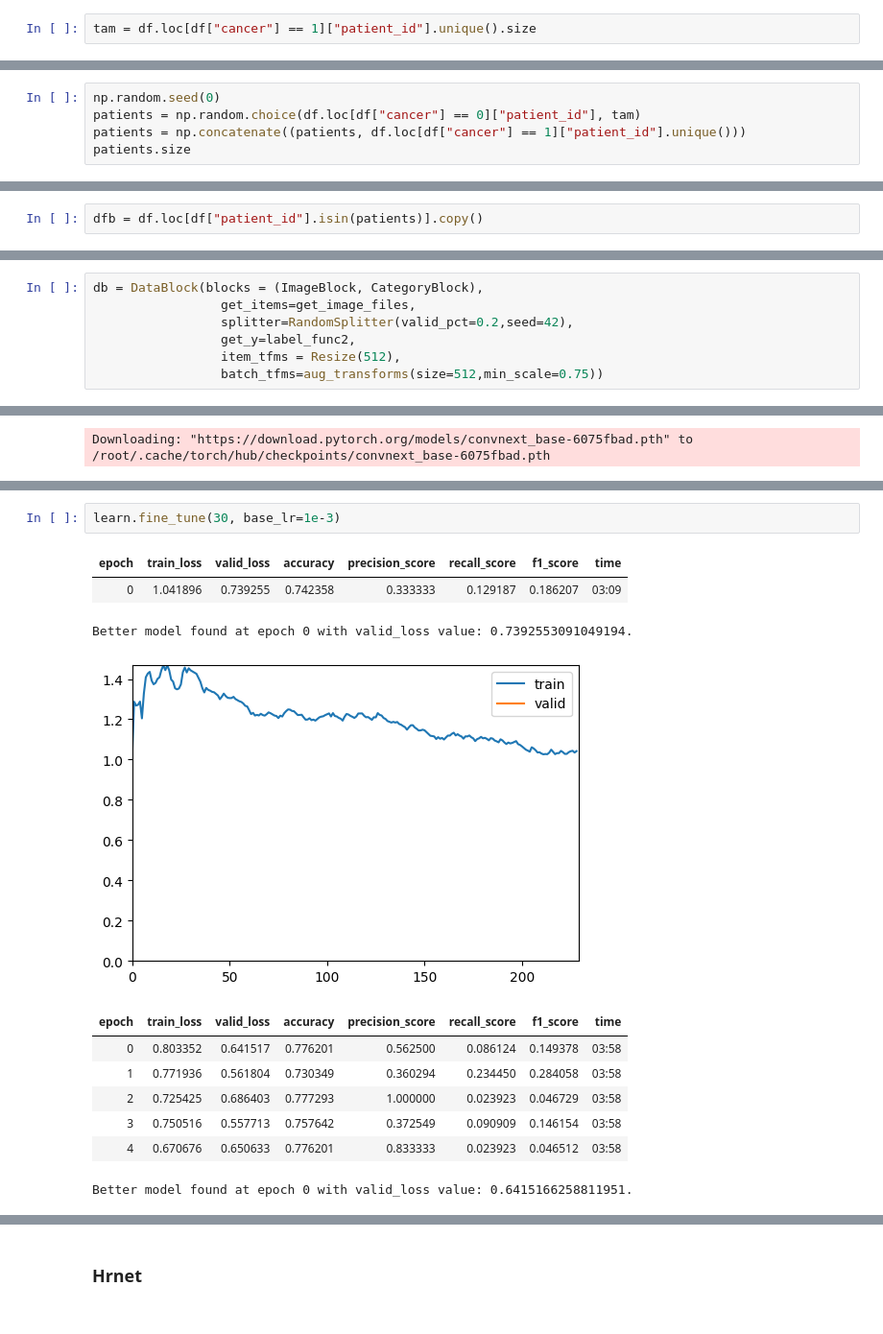
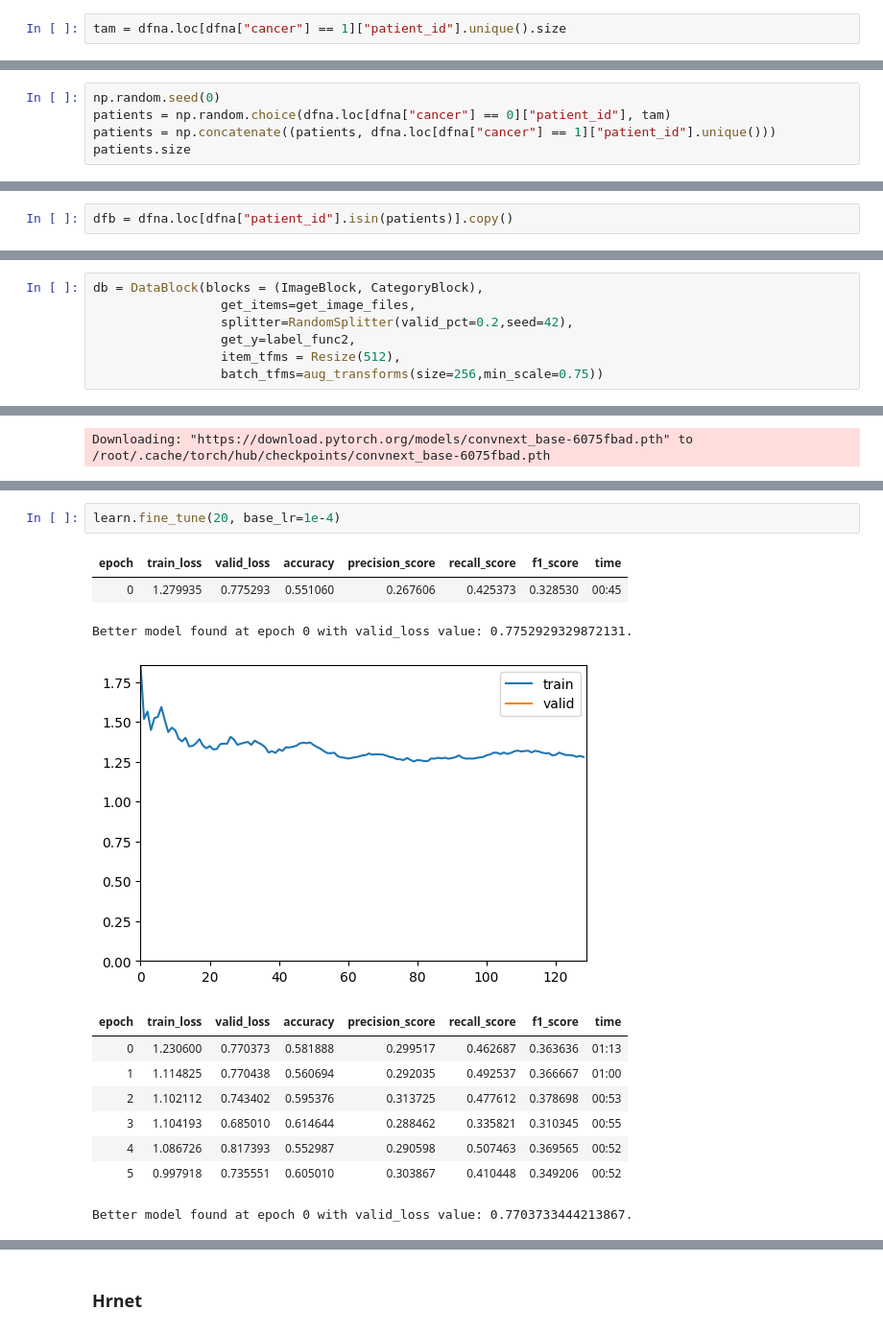
Before and after one commit to inigo99/CancerDetection, a Jupyter notebook: TFM.ipynb, the cells around one changed output, grey strips where cells are left out. Shown at 96% size. Cells and saved outputs as stored; diff of their text form.

```diff
--- a/TFM.ipynb
+++ b/TFM.ipynb
@@ -300,3 +300,3 @@ df
 # %%
-tam = df.loc[df["cancer"] == 1]["patient_id"].unique().size
+tam = dfna.loc[dfna["cancer"] == 1]["patient_id"].unique().size
 # %%
@@ -312,7 +312,7 @@ Name: cancer, dtype: int64
 Los datos están claramente desbalanceados. Se va a escoger al azar los elementos de la clase mayoritaria para entrenar a los modelos.
 # %%
 np.random.seed(0)
-patients = np.random.choice(df.loc[df["cancer"] == 0]["patient_id"], tam)
-patients = np.concatenate((patients, df.loc[df["cancer"] == 1]["patient_id"].unique()))
+patients = np.random.choice(dfna.loc[dfna["cancer"] == 0]["patient_id"], tam)
+patients = np.concatenate((patients, dfna.loc[dfna["cancer"] == 1]["patient_id"].unique()))
 patients.size
 # %% [output]
@@ -320,3 +320,3 @@ patients.size
 # %%
-dfb = df.loc[df["patient_id"].isin(patients)].copy()
+dfb = dfna.loc[dfna["patient_id"].isin(patients)].copy()
 # %%
@@ -431,7 +446,7 @@ db = DataBlock(blocks = (ImageBlock, CategoryBlock),
                  splitter=RandomSplitter(valid_pct=0.2,seed=42),
                  get_y=label_func2,
                  item_tfms = Resize(512),
-                 batch_tfms=aug_transforms(size=512,min_scale=0.75))
+                 batch_tfms=aug_transforms(size=256,min_scale=0.75))
 # %%
 dls = db.dataloaders(p_under, bs=16)
 # %%
@@ -447,14 +468,15 @@ Downloading: "https://download.pytorch.org/models/convnext_base-6075fbad.pth" to
 # %%
-learn.fine_tune(30, base_lr=1e-3)
+learn.fine_tune(20, base_lr=1e-4)
 # %% [output]
 | epoch | train_loss | valid_loss | accuracy | precision_score | recall_score | f1_score | time |
-| 0 | 1.041896 | 0.739255 | 0.742358 | 0.333333 | 0.129187 | 0.186207 | 03:09 |
+| 0 | 1.279935 | 0.775293 | 0.551060 | 0.267606 | 0.425373 | 0.328530 | 00:45 |
-Better model found at epoch 0 with valid_loss value: 0.7392553091049194.
+Better model found at epoch 0 with valid_loss value: 0.7752929329872131.
-[figure, old version]
+[figure, new version]
 | epoch | train_loss | valid_loss | accuracy | precision_score | recall_score | f1_score | time |
-| 0 | 0.803352 | 0.641517 | 0.776201 | 0.562500 | 0.086124 | 0.149378 | 03:58 |
-| 1 | 0.771936 | 0.561804 | 0.730349 | 0.360294 | 0.234450 | 0.284058 | 03:58 |
-| 2 | 0.725425 | 0.686403 | 0.777293 | 1.000000 | 0.023923 | 0.046729 | 03:58 |
-| 3 | 0.750516 | 0.557713 | 0.757642 | 0.372549 | 0.090909 | 0.146154 | 03:58 |
-| 4 | 0.670676 | 0.650633 | 0.776201 | 0.833333 | 0.023923 | 0.046512 | 03:58 |
+| 0 | 1.230600 | 0.770373 | 0.581888 | 0.299517 | 0.462687 | 0.363636 | 01:13 |
+| 1 | 1.114825 | 0.770438 | 0.560694 | 0.292035 | 0.492537 | 0.366667 | 01:00 |
+| 2 | 1.102112 | 0.743402 | 0.595376 | 0.313725 | 0.477612 | 0.378698 | 00:53 |
+| 3 | 1.104193 | 0.685010 | 0.614644 | 0.288462 | 0.335821 | 0.310345 | 00:55 |
+| 4 | 1.086726 | 0.817393 | 0.552987 | 0.290598 | 0.507463 | 0.369565 | 00:52 |
+| 5 | 0.997918 | 0.735551 | 0.605010 | 0.303867 | 0.410448 | 0.349206 | 00:52 |
-Better model found at epoch 0 with valid_loss value: 0.6415166258811951.
+Better model found at epoch 0 with valid_loss value: 0.7703733444213867.
```
Also changed, not shown: parts of 31 cells of this notebook.
